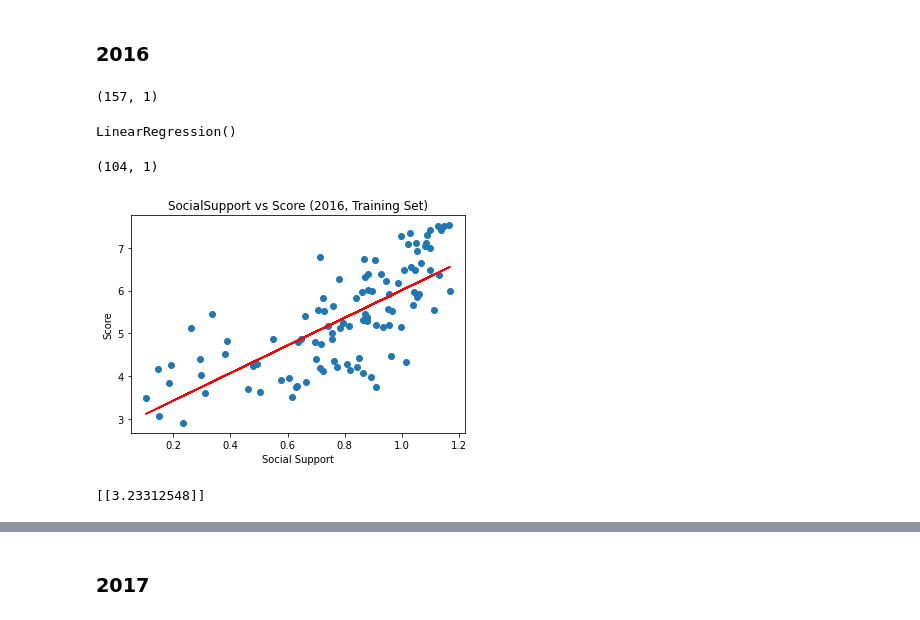
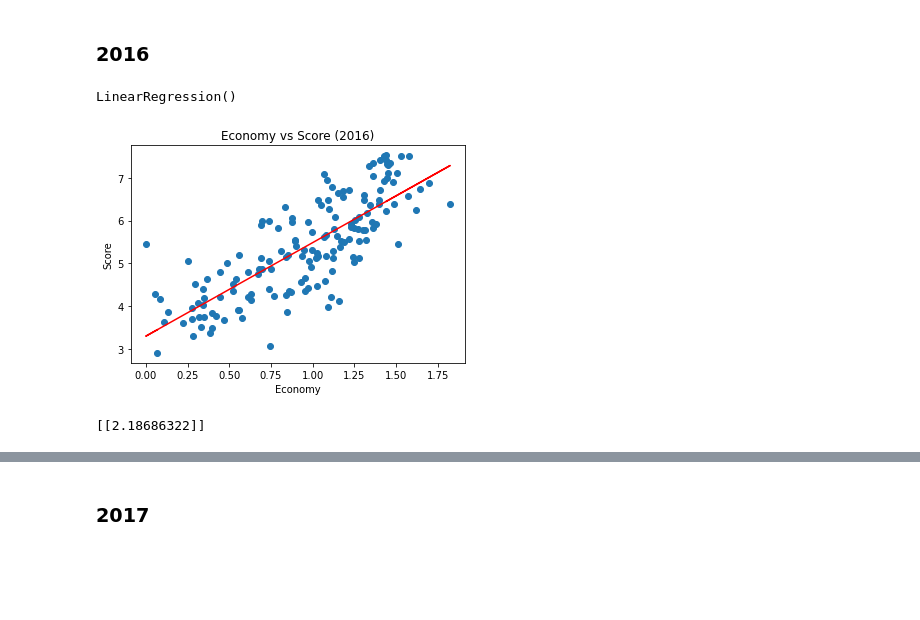
Before and after one commit to vyu821/world-happiness-analysis, a Jupyter notebook: happiness_machine_learning_model.ipynb, the cells around one changed output, grey strips where cells are left out. Cells and saved outputs as stored; diff of their text form; code cells hidden in the pictures; blank space fills up the shorter version.

```diff
--- a/happiness_machine_learning_model.ipynb
+++ b/happiness_machine_learning_model.ipynb
@@ -645,0 +750,7 @@ print(model.coef_)
+# %%
+# Split dependent and independent variables
+X = df_2015.Economy.values.reshape(-1, 1)
+y = df_2015.Score.values.reshape(-1, 1)
+# %%
+# Fit Linear Regression
+model_economy.fit(X, y)
@@ -666,7 +779,5 @@ array([[5.34470812]])
 ### 2016
 # %%
 # Split dependent and independent variables
-X = df_2016.Social_Support.values.reshape(-1, 1)
-X.shape
+X = df_2016.Economy.values.reshape(-1, 1)
+y = df_2016.Score.values.reshape(-1, 1)
-# %% [output]
-(157, 1)
@@ -681,25 +784,19 @@ model = LinearRegression()
 # %%
-# Fit Linear Regression to the Training set
-model.fit(X_train, y_train)
+# Fit Linear Regression
+model_economy.fit(X, y)
 # %% [output]
 LinearRegression()
-# %%
-# Training Prediction
-y_pred = model.predict(X_train)
-print(y_pred.shape)
-# %% [output]
-(104, 1)
 # %%
-# Plot Training Prediction
-plt.scatter(X_train, y_train)
-plt.plot(X_train, y_pred, color='red')
-plt.title("SocialSupport vs Score (2016, Training Set)")
-plt.xlabel('Social Support')
+# Visualize Prediction
+plt.scatter(X, y)
+plt.plot(X, model_economy.predict(X), color='red')
+plt.title("Economy vs Score (2016)")
+plt.xlabel('Economy')
 plt.ylabel('Score')
 plt.show()
 
 # print slope of line
-print(model.coef_)
+print(model_economy.coef_)
 # %% [output]
-[figure, old version]
+[figure, new version]
-[[3.23312548]]
+[[2.18686322]]
```
Also changed, not shown: parts of 159 cells of this notebook.
